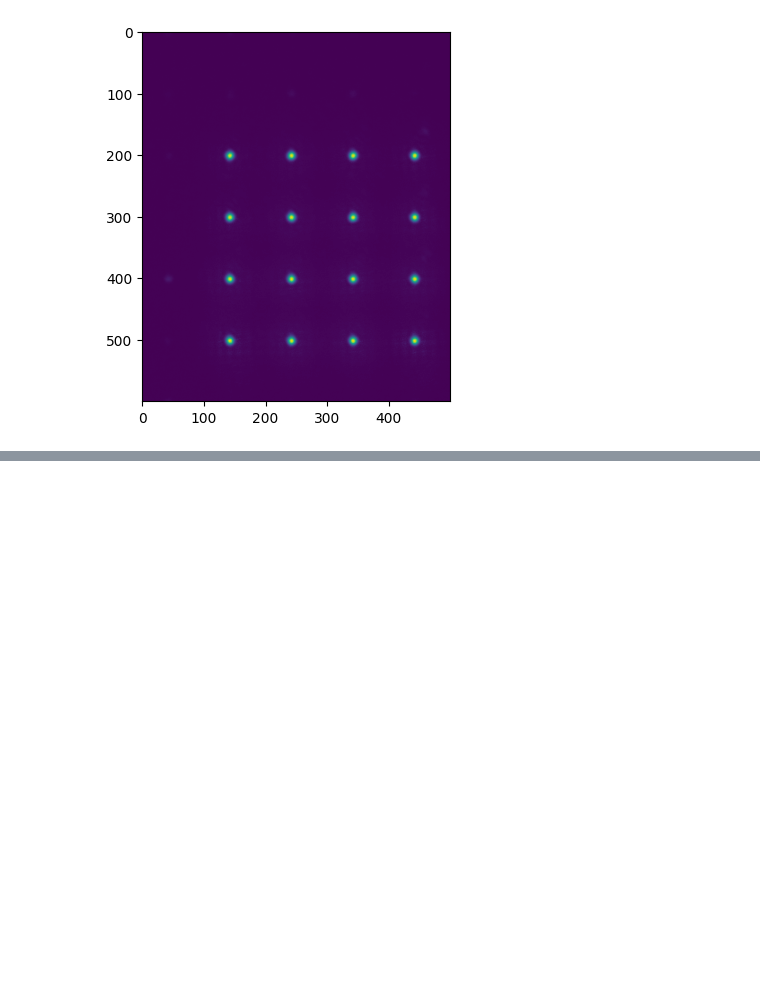
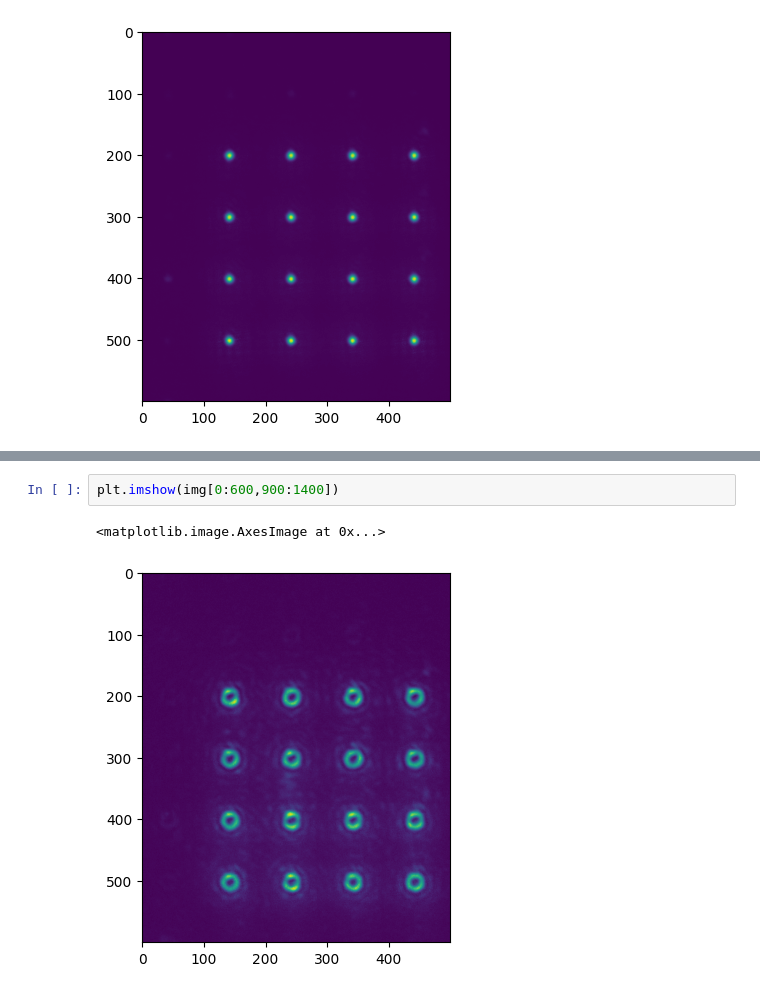
Before and after one commit to MattBae/Holography, a Jupyter notebook: notebooks/gradient.ipynb, the cells around one changed output, grey strips where cells are left out. Cells and saved outputs as stored; diff of their text form; blank space fills up the shorter version.

```diff
--- a/notebooks/gradient.ipynb
+++ b/notebooks/gradient.ipynb
@@ -576,0 +585,5 @@ save_cam(fs,phase = phis[46],file_name="spots_iwp_u_27apr")
+# %%
+plt.imshow(img[0:600,900:1400])
+# %% [output]
+<matplotlib.image.AxesImage at 0x...>
+[figure, added]
```
Also changed, not shown: parts of 3 cells of this notebook, 6 other files.
